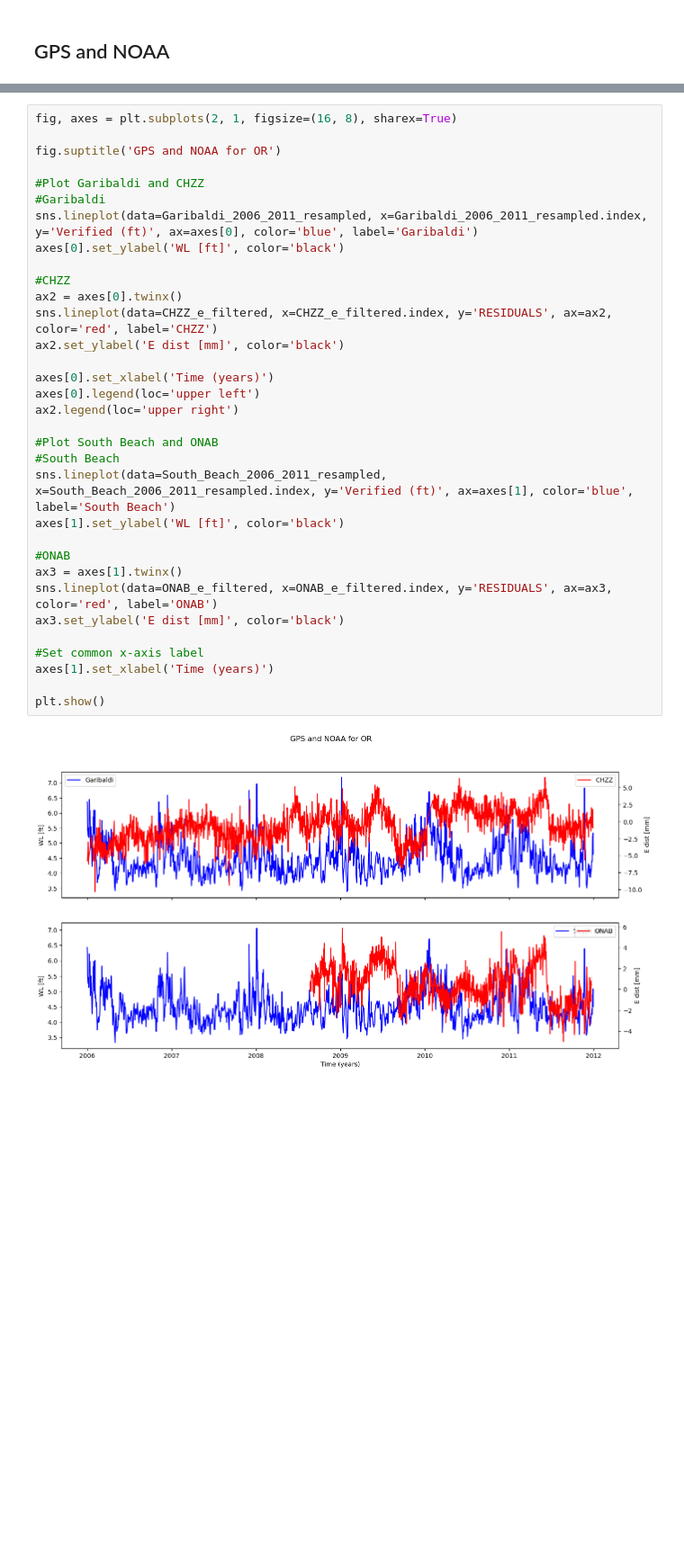
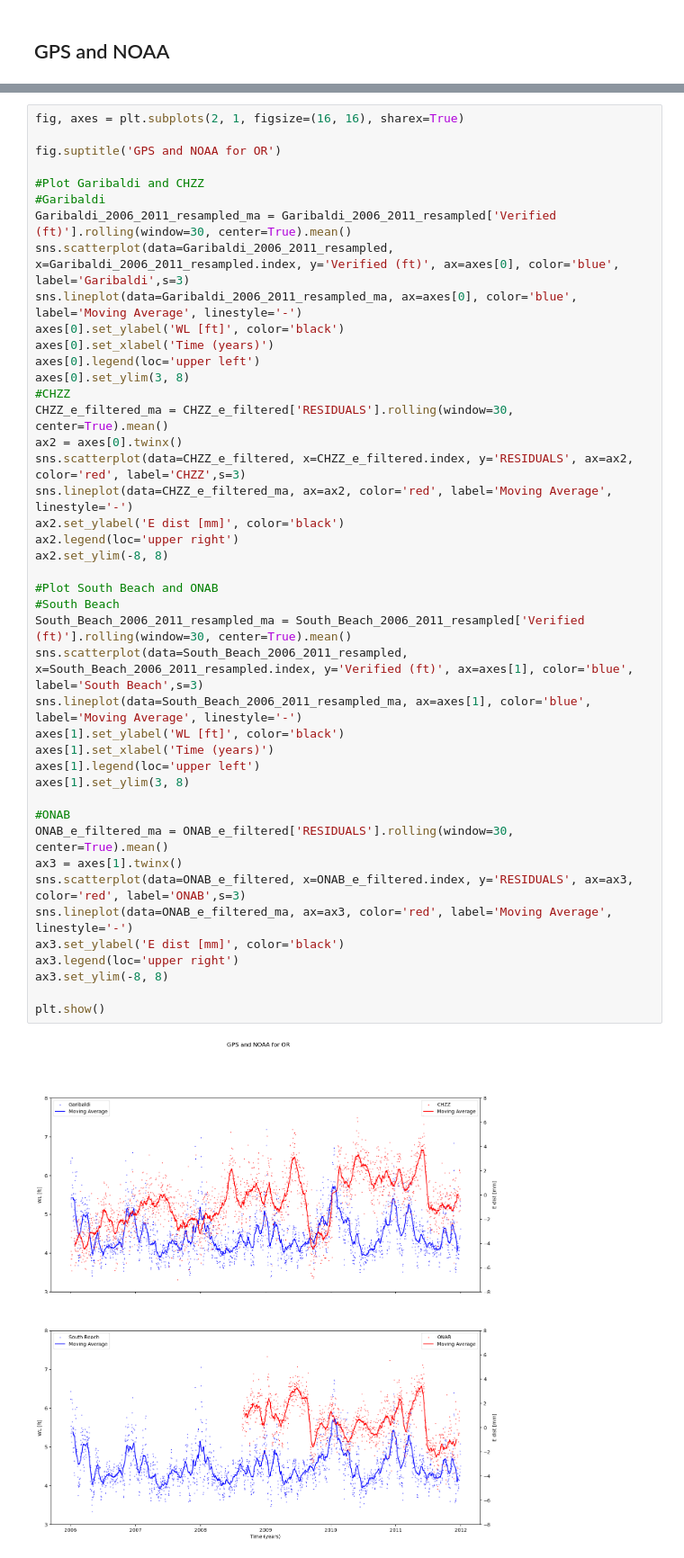
Before and after one commit to Benz-Poobua/Undergrad-Research-2, a Jupyter notebook: GPS-NOAA geodetic-climatic data.ipynb, the cells around one changed output, grey strips where cells are left out. Shown at 90% size. Drawn from its saved outputs; the diff is of its cells as text; blank space fills up the shorter version.

```diff
--- a/GPS-NOAA geodetic-climatic data.ipynb
+++ b/GPS-NOAA geodetic-climatic data.ipynb
@@ -648,35 +632,45 @@ plt.show()
 # %%
-fig, axes = plt.subplots(2, 1, figsize=(16, 8), sharex=True)
+fig, axes = plt.subplots(2, 1, figsize=(16, 16), sharex=True)
 
 fig.suptitle('GPS and NOAA for OR')
 
 #Plot Garibaldi and CHZZ
 #Garibaldi
-sns.lineplot(data=Garibaldi_2006_2011_resampled, x=Garibaldi_2006_2011_resampled.index, y='Verified (ft)', ax=axes[0], color='blue', label='Garibaldi')
+Garibaldi_2006_2011_resampled_ma = Garibaldi_2006_2011_resampled['Verified (ft)'].rolling(window=30, center=True).mean()
+sns.scatterplot(data=Garibaldi_2006_2011_resampled, x=Garibaldi_2006_2011_resampled.index, y='Verified (ft)', ax=axes[0], color='blue', label='Garibaldi',s=3)
+sns.lineplot(data=Garibaldi_2006_2011_resampled_ma, ax=axes[0], color='blue', label='Moving Average', linestyle='-')
 axes[0].set_ylabel('WL [ft]', color='black')
-
-#CHZZ
-ax2 = axes[0].twinx()
-sns.lineplot(data=CHZZ_e_filtered, x=CHZZ_e_filtered.index, y='RESIDUALS', ax=ax2, color='red', label='CHZZ')
-ax2.set_ylabel('E dist [mm]', color='black')
-
 axes[0].set_xlabel('Time (years)')
 axes[0].legend(loc='upper left')
+axes[0].set_ylim(3, 8)
+#CHZZ
+CHZZ_e_filtered_ma = CHZZ_e_filtered['RESIDUALS'].rolling(window=30, center=True).mean()
+ax2 = axes[0].twinx()
+sns.scatterplot(data=CHZZ_e_filtered, x=CHZZ_e_filtered.index, y='RESIDUALS', ax=ax2, color='red', label='CHZZ',s=3)
+sns.lineplot(data=CHZZ_e_filtered_ma, ax=ax2, color='red', label='Moving Average', linestyle='-')
+ax2.set_ylabel('E dist [mm]', color='black')
 ax2.legend(loc='upper right')
+ax2.set_ylim(-8, 8)
 
 #Plot South Beach and ONAB
 #South Beach
-sns.lineplot(data=South_Beach_2006_2011_resampled, x=South_Beach_2006_2011_resampled.index, y='Verified (ft)', ax=axes[1], color='blue', label='South Beach')
+South_Beach_2006_2011_resampled_ma = South_Beach_2006_2011_resampled['Verified (ft)'].rolling(window=30, center=True).mean()
+sns.scatterplot(data=South_Beach_2006_2011_resampled, x=South_Beach_2006_2011_resampled.index, y='Verified (ft)', ax=axes[1], color='blue', label='South Beach',s=3)
+sns.lineplot(data=South_Beach_2006_2011_resampled_ma, ax=axes[1], color='blue', label='Moving Average', linestyle='-')
 axes[1].set_ylabel('WL [ft]', color='black')
+axes[1].set_xlabel('Time (years)')
+axes[1].legend(loc='upper left')
+axes[1].set_ylim(3, 8)
 
 #ONAB
+ONAB_e_filtered_ma = ONAB_e_filtered['RESIDUALS'].rolling(window=30, center=True).mean()
 ax3 = axes[1].twinx()
-sns.lineplot(data=ONAB_e_filtered, x=ONAB_e_filtered.index, y='RESIDUALS', ax=ax3, color='red', label='ONAB')
+sns.scatterplot(data=ONAB_e_filtered, x=ONAB_e_filtered.index, y='RESIDUALS', ax=ax3, color='red', label='ONAB',s=3)
+sns.lineplot(data=ONAB_e_filtered_ma, ax=ax3, color='red', label='Moving Average', linestyle='-')
 ax3.set_ylabel('E dist [mm]', color='black')
-
-#Set common x-axis label
-axes[1].set_xlabel('Time (years)')
+ax3.legend(loc='upper right')
+ax3.set_ylim(-8, 8)
 
 plt.show()
 # %% [output]
-[figure, old version]
+[figure, new version]
```
Also changed, not shown: parts of 4 cells of this notebook.
